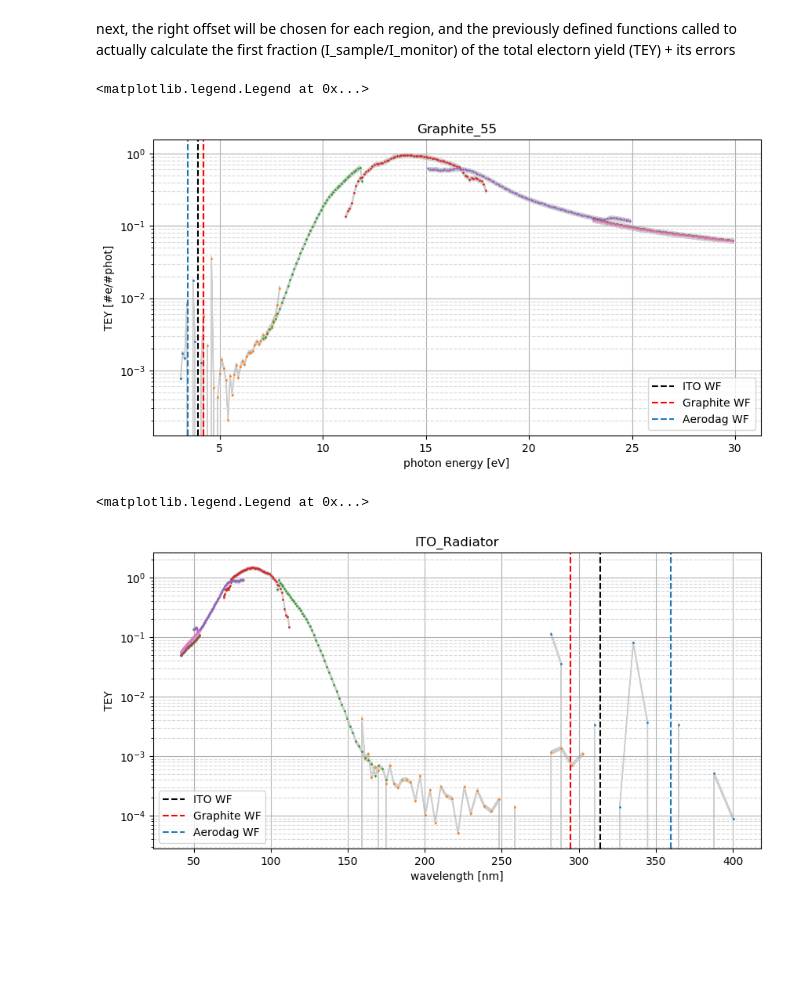
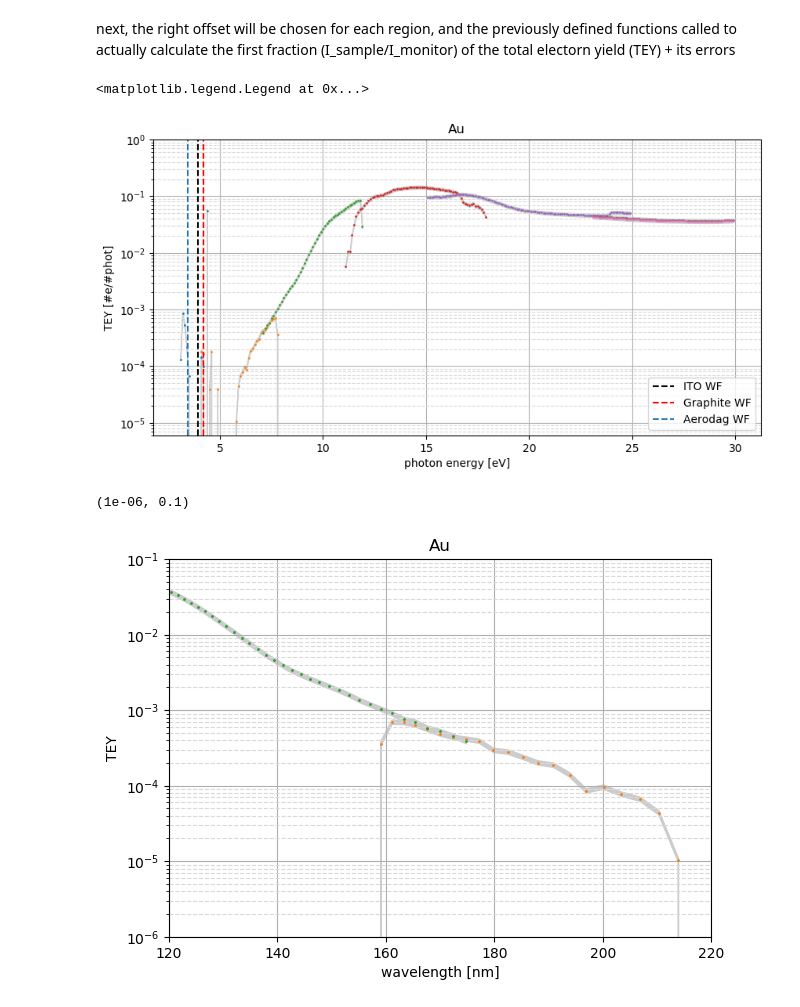
Before and after one commit to sebastiankalos/Elettra_data, a Jupyter notebook: BEAR_analysis.ipynb, the cells around one changed output. Drawn from its saved outputs; the diff is of its cells as text; code cells hidden in the pictures; blank space fills up the shorter version.

```diff
--- a/BEAR_analysis.ipynb
+++ b/BEAR_analysis.ipynb
@@ -11,7 +11,7 @@ global variables in the following cell need to be checked for every run
 #some cheeky GLOBAL VARIABLES HERE (don't kill me Daniel!)
 # this cell needs adjustments from run to run, depending which files one wants to investigate
 
-file_number_signal = 2 #the file number corresponding to a scan (from Elettra logbook!)
+file_number_signal = 21 #the file number corresponding to a scan (from Elettra logbook!)
 
 file_number_dark_20nA = 4
 file_number_dark_200pA = 5
@@ -25,8 +25,8 @@ region_sensitivities = ["200pA", "200pA", "200pA", "200pA", "200pA", "20nA", "20
 PD_region_sensitivities = ["200pA_200pA", "200pA_200pA", "200pA_200pA", "200pA_200pA", "20nA_200pA", "200nA_20nA", "200nA_20nA"] #same but for photodiode (KB and KA had different readings)
 
 #from the following, only one list of materials needs to be used (sample holder 1 or 2)
-materials = ['Aerodag_55', 'Graphite_55', 'ITO_MLI', 'ITO_Radiator'] #materials on sample plate 1, ordered as they were investigated!
-#materials = ['Cu_tape', 'Au', 'ITO_MLI#1', 'ITO_MLI#2', 'Ag', 'fake_dust'] #materials on sample plate 2, ordered as they were investigated!
+#materials = ['Aerodag_55', 'Graphite_55', 'ITO_MLI', 'ITO_Radiator'] #materials on sample plate 1, ordered as they were investigated!
+materials = ['Cu_tape', 'Au', 'ITO_MLI#1', 'ITO_MLI#2', 'Ag', 'fake_dust'] #materials on sample plate 2, ordered as they were investigated!
 
 eV = 1.602e-19 #C, elementary charge
 delta_I_by_I = 0.02 #relative error of all current readings is cca 2%
@@ -337,7 +341,7 @@ marker = 'o'
 # 10 --> norm_I_byBPM error (absolute)
 
 x_choice = 2
-y_choice = 4
+y_choice = 0
 
 material_index = 0
 
@@ -346,4 +350,5 @@ for region_index in range(0, regs_per_sample): #plot region-by-region (each with
     plt.title(materials[material_index])
 
 plt.gca().set_ylim(bottom=0)
+#plt.gca().set_ylim(top=0.002)
 # %% [output]
@@ -458,7 +463,7 @@ for i in range(1, regs_per_sample+1): #for each region
 
     #print(PD_I_monitor_offset,PD_current_offset,PD_BPM_I_offset) #check offsets
 
-    #extract region-wise data for the photodiode run (using the extract_reg() function) and append into a master list
+    #extract region-wise data for the photodiode run (using the () function) and append into a master list
     [PD_sample_I, PD_monitor_I, PD_phot_E, PD_I_BPM, PD_norm_I_byMonit, PD_norm_I_byBPM, PD_sample_I_err, PD_monitor_I_err, PD_I_BPM_err, PD_norm_I_byMonit_err, PD_norm_I_byBPM_err] = extract_reg("photodiode", i, df_photodiode, PD_current_offset, PD_I_monitor_offset, PD_BPM_I_offset, delta_I_by_I)
     PHOTODIODE.append([PD_sample_I, PD_monitor_I, PD_phot_E, PD_I_BPM, PD_norm_I_byMonit, PD_norm_I_byBPM, PD_sample_I_err, PD_monitor_I_err, PD_I_BPM_err, PD_norm_I_byBPM_err, PD_norm_I_byBPM])
 
@@ -467,14 +472,14 @@ for i in range(1, regs_per_sample+1): #for each region
         second_fraction = [1 / val for val in PD_norm_I_byBPM]
         second_fraction_err = [dX / (X**2) for X,dX in zip(PD_norm_I_byBPM, PD_norm_I_byBPM_err)]
     else:
-        second_fraction = [1 / val for val in PD_norm_I_byMonit]
+        second_fraction = [1 / val for val in PD_norm_I_byMonit] #second fraction can be found as a reciprocal of one of the outputs from extract_reg() upon passing photodiode data!
         second_fraction_err = [dX / (X**2) for X,dX in zip(PD_norm_I_byMonit, PD_norm_I_byMonit_err)]
 
     SECOND_FRAC.append(second_fraction)
     SECOND_FRAC_ERR.append(second_fraction_err)
 
-    R = responsivity_fit(PD_phot_E)
-    factor = [i * j for i,j in zip(R, PD_phot_E)]
+    R = responsivity_fit(convert_eV_to_wavelength(PD_phot_E))
+    factor = [i*j for i,j in zip(R, PD_phot_E)]
     factor_err = [R_err * val for val in factor]
     FACTOR.append(factor)
     FACTOR_ERR.append(factor_err)
@@ -508,7 +513,7 @@ plt.ylabel('TEY [#e/#phot]')
 plt.grid(linestyle='--')
 plt.grid(which = 'major', linestyle='-')
 plt.grid(which = 'minor', linestyle='--', color='0.85')
-
+plt.gca().set_ylim(top=1)
 
 plt.axvline(x=ITO_WF, color='k', linestyle='--', label="ITO WF")
 plt.axvline(x=Graphite_WF, color='r', linestyle='--', label="Graphite WF")
@@ -516,36 +521,37 @@ plt.axvline(x=Aerodag_WF, linestyle='--', label="Aerodag WF")
 plt.legend(loc="lower right")
 # %% [output]
 <matplotlib.legend.Legend at 0x...>
-[figure, old version]
+[figure, new version]
 # %%
-figure(figsize=(10, 5), dpi=100)
+figure(figsize=(7, 5), dpi=100)
 
 for region_index in range(0, regs_per_sample):
 
     FIRST_FRAC = MATERIALS[material_index][region_index][4]
     FIRST_FRAC_ERR = MATERIALS[material_index][region_index][9]
 
     TEY_reg = [i * j * k for i,j,k in zip(FIRST_FRAC, SECOND_FRAC[region_index], FACTOR[region_index])]
     TEY_reg_err = [np.sqrt((dF1*F2*F3)**2 + (F1*dF2*F3)**2 + (F1*F2*dF3)**2) for F1,F2,F3,dF1,dF2,dF3 in zip(FIRST_FRAC,SECOND_FRAC[region_index],FACTOR[region_index],FIRST_FRAC_ERR, SECOND_FRAC_ERR[region_index],FACTOR_ERR[region_index])]
 
     phot_E_reg = MATERIALS[material_index][region_index][2]
 
     plt.fill_between(convert_eV_to_wavelength(phot_E_reg), [i-j for i,j in zip(TEY_reg,TEY_reg_err)], [i+j for i,j in zip(TEY_reg,TEY_reg_err)], color='0.8')
     plt.plot(convert_eV_to_wavelength(phot_E_reg), TEY_reg, marker, markersize=1)
     plt.yscale('log')
     plt.title(materials[material_index])
 
 plt.xlabel('wavelength [nm]')
 plt.ylabel('TEY')
 plt.grid(linestyle='--')
 plt.grid(which = 'major', linestyle='-')
 plt.grid(which = 'minor', linestyle='--', color='0.85')
-#plt.gca().set_ylim(top=1.5)
+plt.xlim(120,220)
+plt.ylim((10e-7,10e-2))
 
-plt.axvline(x=convert_eV_to_wavelength([ITO_WF])[0], color='k', linestyle='--', label="ITO WF")
-plt.axvline(x=convert_eV_to_wavelength([Graphite_WF])[0], color='r', linestyle='--', label="Graphite WF")
-plt.axvline(x=convert_eV_to_wavelength([Aerodag_WF])[0], linestyle='--', label="Aerodag WF")
-plt.legend(loc="lower left")
+#plt.axvline(x=convert_eV_to_wavelength([ITO_WF])[0], color='k', linestyle='--', label="ITO WF")
+#plt.axvline(x=convert_eV_to_wavelength([Graphite_WF])[0], color='r', linestyle='--', label="Graphite WF")
+#plt.axvline(x=convert_eV_to_wavelength([Aerodag_WF])[0], linestyle='--', label="Aerodag WF")
+#plt.legend(loc="lower left")
 # %% [output]
-<matplotlib.legend.Legend at 0x...>
+(1e-06, 0.1)
-[figure, old version]
+[figure, new version]
```
Also changed, not shown: parts of 2 cells of this notebook, 5 other files.
